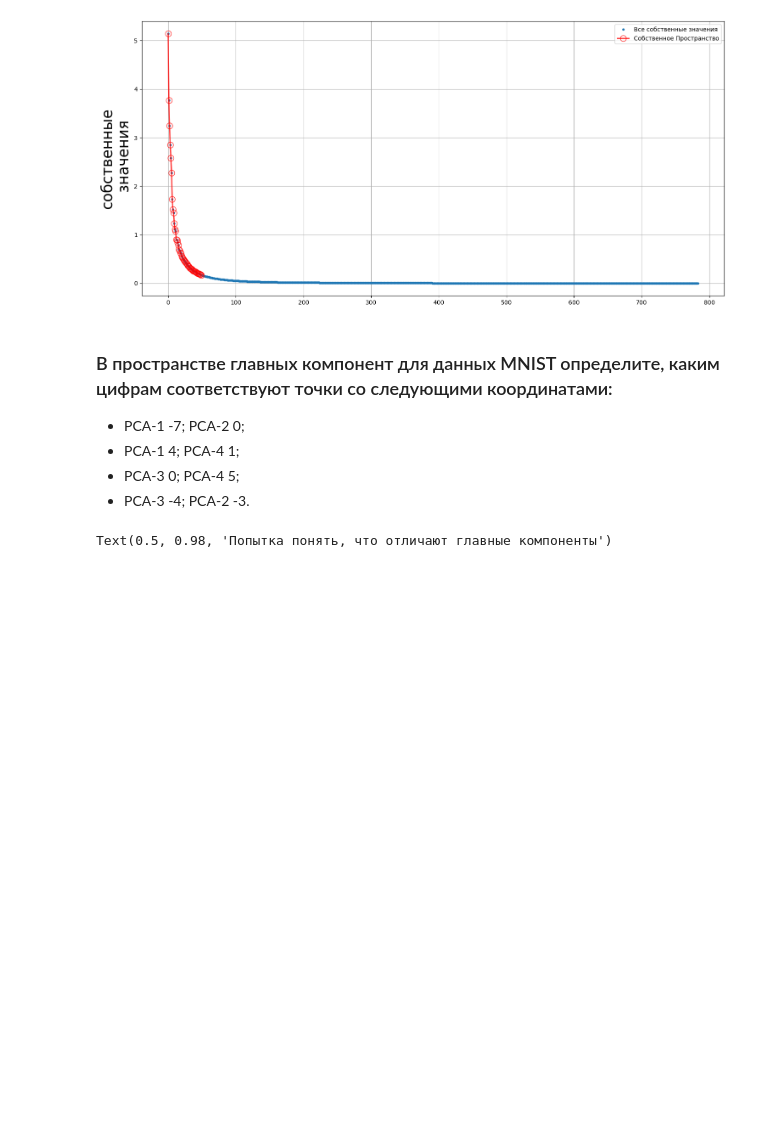
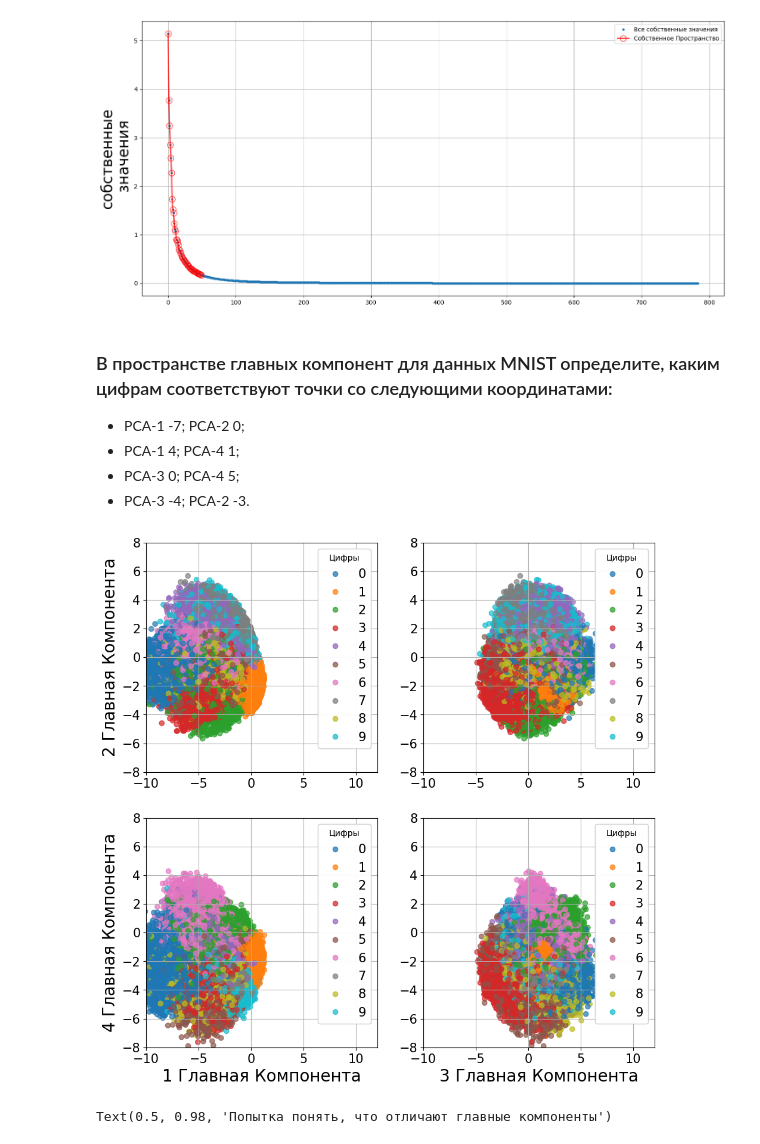
Before and after one commit to pyretttt/master_mle, a Jupyter notebook: practice4.ipynb, the cells around one changed output. Cells and saved outputs as stored; diff of their text form; code cells hidden in the pictures; blank space fills up the shorter version.

```diff
--- a/practice4.ipynb
+++ b/practice4.ipynb
@@ -236,6 +236,49 @@ mnist_pca.plot_eigvalues() # В целом можно остановиться
 - PCA-1 4; PCA-4 1;
 - PCA-3 0; PCA-4 5;
 - PCA-3 -4; PCA-2 -3.
+# %%
+# Copypaste
+def plot_multi(data, y,  names):
+    axis = [[0,1],
+            [2,1],
+            [0,3],
+            [2,3],]
+
+
+    labels = [['',names[1]],
+            ['',''],
+            [names[0],names[3]],
+            [names[2],'']]
+
+    fig, sub = plt.subplots(2, 2, figsize = (11,11))
+
+    for n, (axi, label, ax) in enumerate(zip(axis,  labels, sub.flatten())):
+        scatter = ax.scatter(data[:,axi[0]], data[:,axi[1]],
+                             c=y, s = 36, cmap = 'tab10',
+                             alpha = 0.7, facecolors = 'none' );
+        ax.set_ylabel(label[1], fontsize = 20)
+        ax.set_xlabel(label[0], fontsize = 20)
+        ax.tick_params(axis='x', labelsize= 15)
+        ax.tick_params(axis='y', labelsize= 15)
+        ax.grid()
+        ax.set_xlim([-10, 12])
+        ax.set_ylim([-8,8])
+        legend1 = ax.legend(*scatter.legend_elements(),
+                        loc="upper right", title="Цифры",
+                        fontsize = 15)
+        ax.add_artist(legend1)
+
+plot_multi(PCA(n_components=100).fit_transform(X_),
+           y.astype(int),
+           [str(x+1)+' Главная Компонента' for x in range(4)])
+
+# Выводы
+# - PCA-1 -7; PCA-2 0; Где на пересечении 0 и 6, ближе к 0
+# - PCA-1 4; PCA-4 1; Точка не лежит в пространстве компоненент но ближе всего к 2 и 1
+# - PCA-3 0; PCA-4 5; Кажется это 6
+# - PCA-3 -4; PCA-2 -3. Лежит в области 3
+# %% [output]
+[figure, added]
 # %%
 # Попытаемся понять что значат главные компоненты при n=50.
 # Если я правильно понял задание, то вот
```
Also changed, not shown: parts of 1 cell of this notebook.
